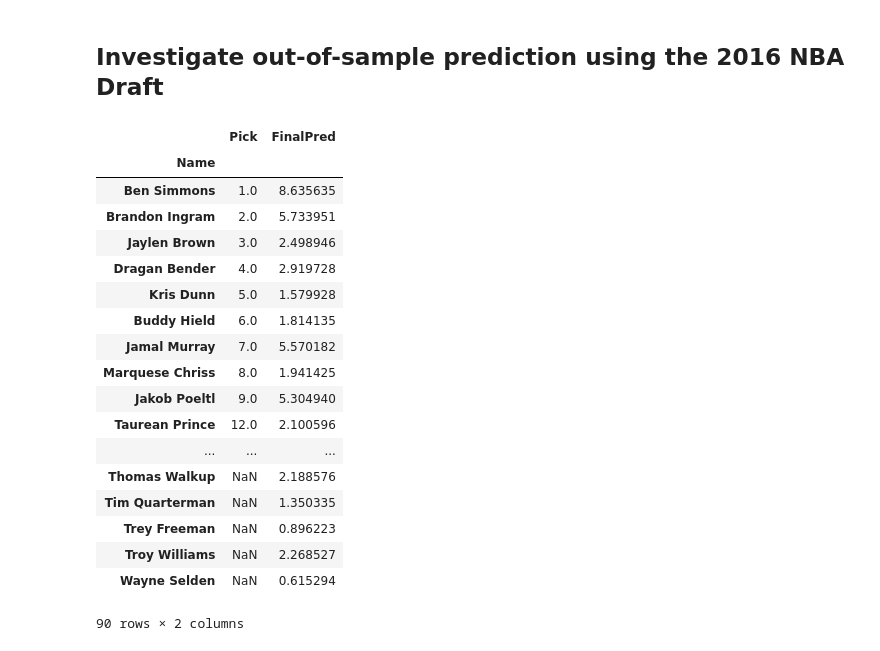
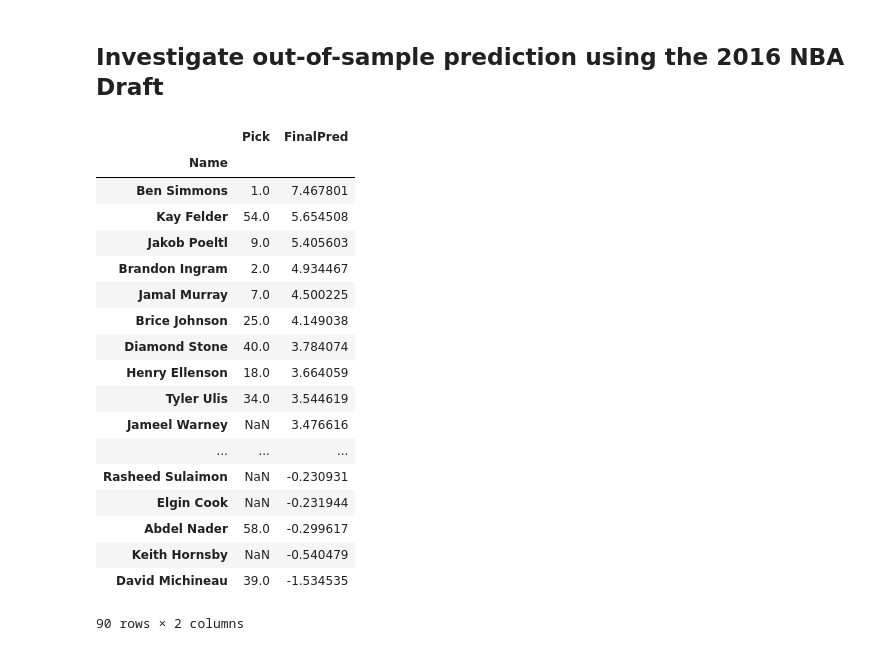
Before and after one commit to mattignal/BEEM, a Jupyter notebook: Regression.ipynb, the cells around one changed output. Saved outputs shown, nothing was run; the diff lists cells and outputs as text; code cells hidden in the pictures.

```diff
--- a/Regression.ipynb
+++ b/Regression.ipynb
@@ -32,7 +32,7 @@ from sklearn.model_selection import cross_val_predict
 pd.set_option('display.max_columns', None)
 
 df = pd.DataFrame.from_csv('data.csv').set_index(['Name', 'Season']).reset_index()
-df = df.loc[df['MIN'] >= np.log(100)]
+df = df.loc[df['MIN'] >= 100]
 df = df.loc[df['Drafted'] != 2016]
 df['Valid'] = df['Drafted'] - df['Season']
 df = df.loc[df['Valid'] >= 0]
@@ -108,7 +118,7 @@ Feature Names and Importance Scores: [('Age', 0.091124571366881263), ('D', 0.079
 # %% [markdown]
 ## Perform Linear Regression
 # %%
-feature_cols = list(df[['Age', 'PTS', 'STL', 'BLK', 'AST', 'ATr', 'TOV', 'PF', 'OS2', 'IS2', 'WHr', 'TRB']])
+feature_cols = list(df[['Age', 'PTS', 'TS', 'TRB', 'STL', 'BLK', 'FTr', 'AST', 'ATr', 'FT%', 'PF']])
 target_cols = list(df[['WSPredict']])
 
 X = df[feature_cols].fillna(np.mean(df[feature_cols]))
@@ -164,7 +177,7 @@ df['LinearErr'] = df['WSPredict'] - df['LinearPred']
 ## Implement Machine Learning Algorithm to Estimate Error
 # %%
 feature_cols = list(df[['Move_adj', 'Vert_adj', 'Height', 'WHr', 'WtHr', 'OS2', 'D', 'IS2', 'P', 'FTr', 'LinearPred']])
-X = df[feature_cols].fillna(0)
+X = df[feature_cols].fillna(np.mean(df[feature_cols]))
 y = df['LinearErr']
 scaler = StandardScaler()
 scaler.fit(X)
@@ -468,6 +481,7 @@ df['Weights'] = weights
 df['PredxWeights'] = (df.SecondPred * df.Weights) / (g.Weights.transform("sum"))
 df['FinalPred'] = df.groupby('Url').PredxWeights.transform('sum').fillna(df['SecondPred'])
 df2 = df.groupby('Url').last().reset_index()
+df2['WSTOT'] = df2['WSTOT'].fillna(0)
 # %% [markdown]
 ## Compare Models
 # %%
@@ -631,7 +666,7 @@ plt.figure()
 # Import 2016 data and apply BEEM algorithm
 df2016 = pd.DataFrame.from_csv('data.csv')
 df2016 = df2016.loc[df2016['Drafted'] == 2016]
-feature_cols = list(df2016[['Age', 'PTS', 'STL', 'BLK', 'AST', 'ATr', 'TOV', 'PF', 'OS2', 'IS2', 'WHr', 'TRB']])
+feature_cols = list(df2016[['Age', 'PTS', 'TS', 'TRB', 'STL', 'BLK', 'FTr', 'AST', 'ATr', 'FT%', 'PF']])
 
 X = df2016[feature_cols].fillna(np.mean(df2016[feature_cols]))
 scaler = MinMaxScaler()
@@ -643,52 +678,52 @@ pred = lr.predict(X)
 df2016['LinearPred'] = pred
 df2016['LinearErr'] = df2016['WSPredict'] - df2016['LinearPred']
 
-feature_cols = list(df[['Move_adj', 'Vert_adj', 'Height', 'WHr', 'WtHr', 'OS2', 'D', 'IS2', 'P', 'FTr', 'LinearPred']])
-X = df2016[feature_cols].fillna(0)
+feature_cols = list(df2016[['Move_adj', 'Vert_adj', 'Height', 'WHr', 'WtHr', 'OS2', 'D', 'IS2', 'P', 'FTr', 'LinearPred']])
+X = df2016[feature_cols].fillna(np.mean(df2016[feature_cols]))
 scaler = StandardScaler()
 scaler.fit(X)
 X = scaler.transform(X)
 X = pd.DataFrame(X, columns=feature_cols)
 
 pred2 = clf.predict(X)
 df2016['Prediction'] = pred2
 df2016['SecondPred'] = df2016['LinearPred'] + df2016['Prediction']
 
 g = df2016.groupby('Url')
 last = list(df2016['Drafted'] - df2016['Season'])
 weights = []
 for item in last:
     if item == 0:
         weights.append(1)
     elif item == 1:
         weights.append(0.4)
     elif item == 2:
         weights.append(0.15)
     else:
         weights.append(0)
 df2016['Weights'] = weights
 df2016['PredxWeights'] = (df2016.SecondPred * df2016.Weights) / (g.Weights.transform("sum"))
 df2016['FinalPred'] = df2016.groupby('Url').PredxWeights.transform('sum').fillna(df2016['SecondPred'])
 
 df2016b = df2016[['Name', 'Pick', 'FinalPred']]
-df2016b.groupby('Name').first().sort('Pick', ascending=True)
+df2016b.groupby('Name').first().sort('FinalPred', ascending=False)
 # %% [output]
 |  | Pick | FinalPred |
 | Name |  |  |
-| Ben Simmons | 1.0 | 8.635635 |
-| Brandon Ingram | 2.0 | 5.733951 |
-| Jaylen Brown | 3.0 | 2.498946 |
-| Dragan Bender | 4.0 | 2.919728 |
-| Kris Dunn | 5.0 | 1.579928 |
-| Buddy Hield | 6.0 | 1.814135 |
-| Jamal Murray | 7.0 | 5.570182 |
-| Marquese Chriss | 8.0 | 1.941425 |
-| Jakob Poeltl | 9.0 | 5.304940 |
-| Taurean Prince | 12.0 | 2.100596 |
+| Ben Simmons | 1.0 | 7.467801 |
+| Kay Felder | 54.0 | 5.654508 |
+| Jakob Poeltl | 9.0 | 5.405603 |
+| Brandon Ingram | 2.0 | 4.934467 |
+| Jamal Murray | 7.0 | 4.500225 |
+| Brice Johnson | 25.0 | 4.149038 |
+| Diamond Stone | 40.0 | 3.784074 |
+| Henry Ellenson | 18.0 | 3.664059 |
+| Tyler Ulis | 34.0 | 3.544619 |
+| Jameel Warney | NaN | 3.476616 |
 | ... | ... | ... |
-| Thomas Walkup | NaN | 2.188576 |
-| Tim Quarterman | NaN | 1.350335 |
-| Trey Freeman | NaN | 0.896223 |
-| Troy Williams | NaN | 2.268527 |
-| Wayne Selden | NaN | 0.615294 |
+| Rasheed Sulaimon | NaN | -0.230931 |
+| Elgin Cook | NaN | -0.231944 |
+| Abdel Nader | 58.0 | -0.299617 |
+| Keith Hornsby | NaN | -0.540479 |
+| David Michineau | 39.0 | -1.534535 |
 90 rows × 2 columns
```
Also changed, not shown: parts of 15 cells of this notebook, 1 other file.
